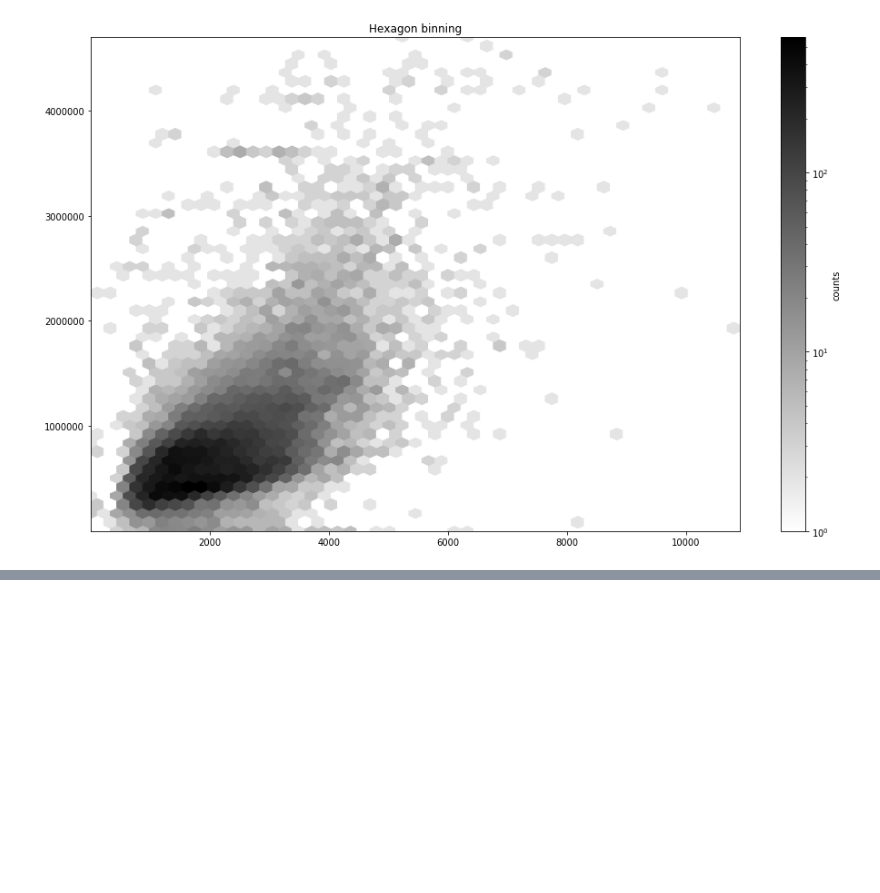
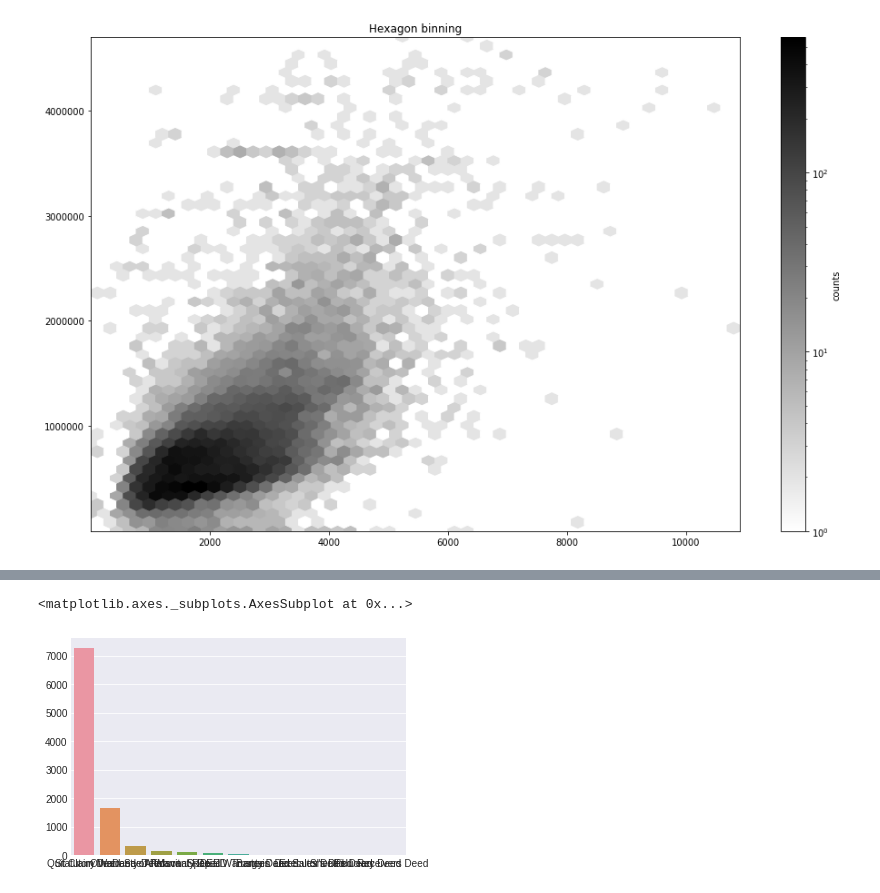
Before and after one commit to chum46/housing_sales_king_county, a Jupyter notebook: notebooks/exploratory/06_mef_visualizations.ipynb, the cells around one changed output, grey strips where cells are left out. Saved outputs shown, nothing was run; the diff lists cells and outputs as text; code cells hidden in the pictures; blank space fills up the shorter version.

```diff
--- a/notebooks/exploratory/06_mef_visualizations.ipynb
+++ b/notebooks/exploratory/06_mef_visualizations.ipynb
@@ -199,0 +390,3 @@ plt.savefig('price_sq_ft.png')
+# %%
+converter_dict = dict(zip(inst_lookups.LUItem, trimmed_desc))
+converter_dict
@@ -199,0 +411,2 @@ plt.savefig('price_sq_ft.png')
+# %%
+key_desc = types_of_sales.keys().map(lambda num: converter_dict[num])
@@ -199,0 +420,2 @@ plt.savefig('price_sq_ft.png')
+# %%
+desc_counts = types_of_sales.values
@@ -199,0 +427,3 @@ plt.savefig('price_sq_ft.png')
+# %%
+types_of_sales_dict = dict(zip(key_desc, desc_counts))
+types_of_sales_dict
@@ -199,0 +461,8 @@ plt.savefig('price_sq_ft.png')
+# %%
+categories = list(types_of_sales_dict.keys())
+counts = list(types_of_sales_dict.values())
+
+sns.barplot(x = categories, y = counts)
+# %% [output]
+<matplotlib.axes._subplots.AxesSubplot at 0x...>
+[figure, added]
```
Also changed, not shown: parts of 40 cells of this notebook, 7 other files.
